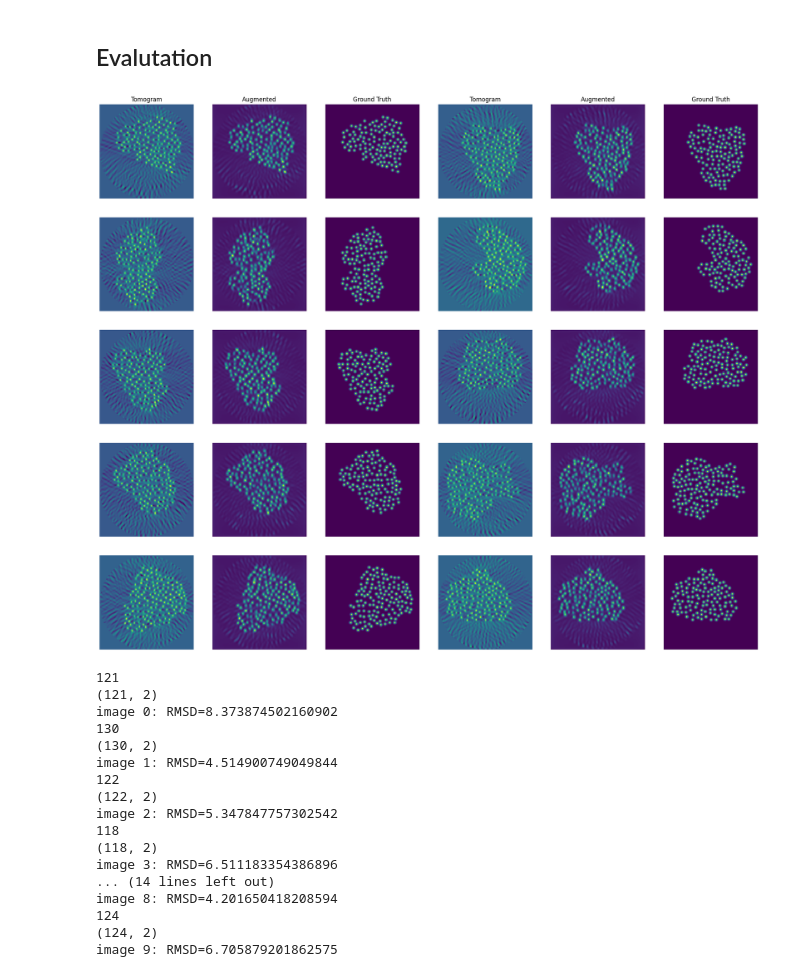
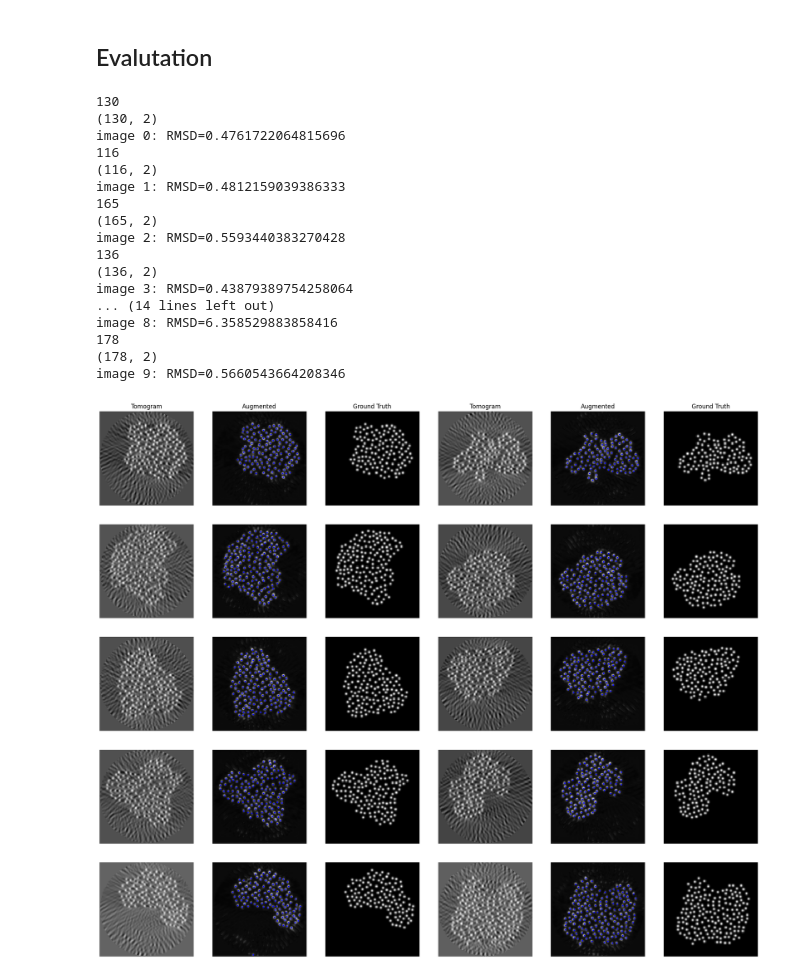
Before and after one commit to pco0511/ph413-comp-ph, a Jupyter notebook: homeworks/HW10/main.ipynb, the cells around one changed output. Cells and saved outputs as stored; diff of their text form; code cells hidden in the pictures.

```diff
--- a/homeworks/HW10/main.ipynb
+++ b/homeworks/HW10/main.ipynb
@@ -25,7 +25,7 @@ from scipy.ndimage import gaussian_filter
 
 from model import UNet
 
-key = jax.random.key(0)
+key = jax.random.key(42)
 # %% [markdown]
 # Load Data
 # %%
@@ -54,10 +54,12 @@ def load_data(data_root):
             'test': { ... }
         }
     """
-    labels = ['train', 'validation', 'test']
+    labels = os.listdir(data_root)
     data = {}
 
     for lbl in labels:
+        if "disabled" in lbl:
+            continue
         folder = os.path.join(data_root, lbl)
         if not os.path.isdir(folder):
             raise FileNotFoundError(f"Directory not found: {folder}")
@@ -76,7 +78,8 @@ def load_data(data_root):
 
     return data
 # %%
-data = load_data("./data")
+data_path = "./data"
+data = load_data(data_path)
 
 print(f"train: {data['train']['gt_images'].shape[0]}, validate: {data['validation']['gt_images'].shape[0]}, test: {data['test']['gt_images'].shape[0]}")
 
@@ -365,12 +345,12 @@ def identify_atoms(image, num_atoms, min_distance=2, gaussian_sigma=1):
     coords: shape (num_atoms, 2) numpy array.
             각 행은 [y, x] 좌표 (row, column)
     """
-    # 1) Gaussian smoothing 으로 노이즈 완화
-    img_smooth = gaussian_filter(image, sigma=gaussian_sigma)
+    # # 1) Gaussian smoothing 으로 노이즈 완화
+    # img_smooth = gaussian_filter(image, sigma=gaussian_sigma)
 
     # 2) peak_local_max 으로 local maxima 검출
     coords = peak_local_max(
-        img_smooth,
+        np.array(image),
         min_distance=min_distance,
         num_peaks=num_atoms
     )
@@ -422,35 +439,35 @@ def RMSD(pred, gt):
 # %%
-n_images = 5 * 2
+n_images = 5 * 2 # data["test"]["gt_images"].shape[0]
 
 gt_images = data["test"]["gt_images"][:n_images]
 tomo_images = data["test"]["tomo_images"][:n_images]
 
 augmented = aut(model_eval, tomo_images)
 
-plot_images(tomo_images, augmented, gt_images)
+pos_lists = []
+for idx in range(n_images):
+    gt = data["test"]["gt_pos_list"][idx]
+    pos_list = identify_atoms(augmented[idx], gt.shape[0])
+    pos_lists.append(pos_list)
+    print(f"image {idx}: RMSD={RMSD(pos_list, gt)}")
+
+plot_images(tomo_images, augmented, gt_images, pos_lists)
 # %% [output]
+130
+(130, 2)
+image 0: RMSD=0.4761722064815696
+116
+(116, 2)
+image 1: RMSD=0.4812159039386333
+165
+(165, 2)
+image 2: RMSD=0.5593440383270428
+136
+(136, 2)
+image 3: RMSD=0.43879389754258064
+... (14 lines left out)
+image 8: RMSD=6.358529883858416
+178
+(178, 2)
+image 9: RMSD=0.5660543664208346
-[figure, old version]
+[figure, new version]
-# %%
-n_test_data = 10 # data["test"]["gt_images"].shape[0]
-for idx in range(n_test_data):
-    gt = data["test"]["gt_pos_list"][idx]
-    pos = identify_atoms(augmented[idx], gt.shape[0])
-    print(f"image {idx}: RMSD={RMSD(pos, gt)}")
-# %% [output]
-121
-(121, 2)
-image 0: RMSD=8.373874502160902
-130
-(130, 2)
-image 1: RMSD=4.514900749049844
-122
-(122, 2)
-image 2: RMSD=5.347847757302542
-118
-(118, 2)
-image 3: RMSD=6.511183354386896
-... (14 lines left out)
-image 8: RMSD=4.201650418208594
-124
-(124, 2)
-image 9: RMSD=6.705879201862575
```
Also changed, not shown: parts of 5 cells of this notebook, 12 other files.
